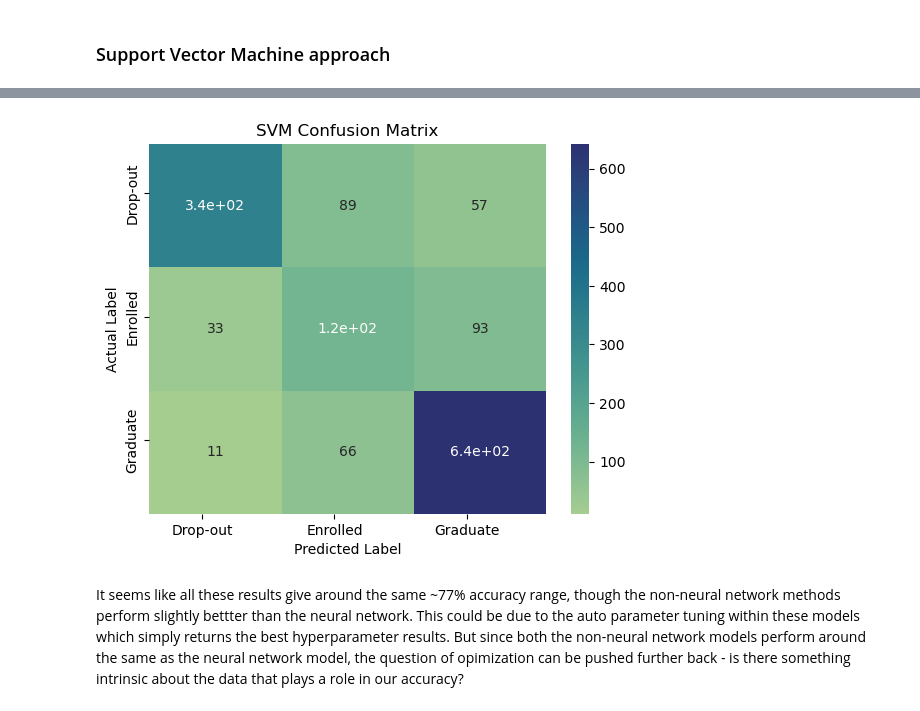
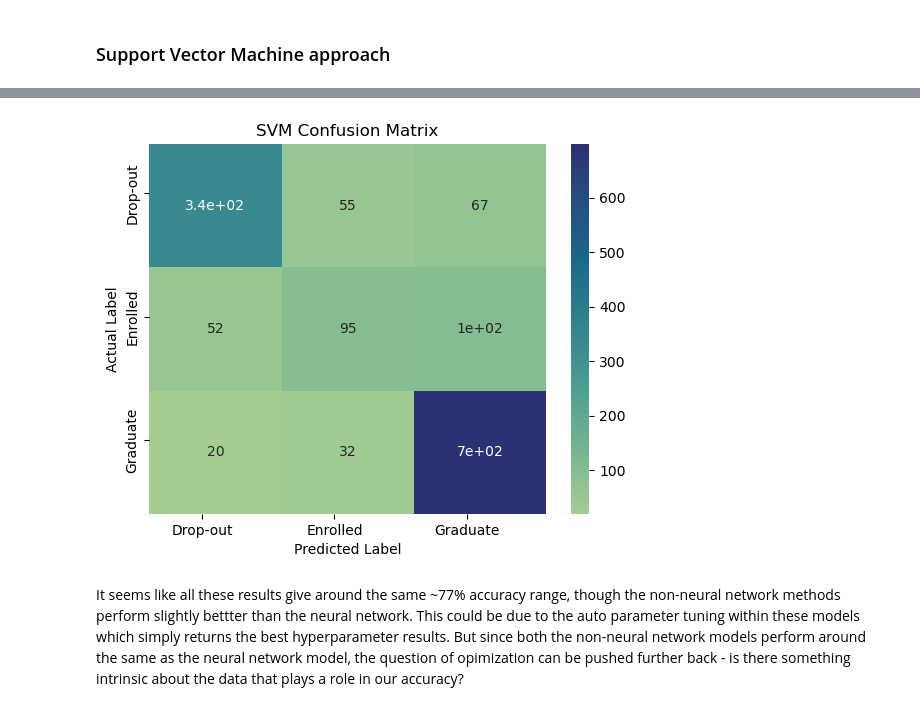
Before and after one commit to nathanchenseanwalter/ml_courses, a Jupyter notebook: dropout_risk/FinalProject.ipynb, the cells around one changed output, grey strips where cells are left out. Drawn from its saved outputs; the diff is of its cells as text; code cells hidden in the pictures.

```diff
--- a/dropout_risk/FinalProject.ipynb
+++ b/dropout_risk/FinalProject.ipynb
@@ -308,7 +328,7 @@ plot_confusion_matrix(cnn_matrix, title="Random Forest Confusion Matrix")
 # %% [markdown]
 ### Support Vector Machine approach
 # %%
-clf = SVC(kernel='linear')
-clf.fit(X_train.values,y_train.values)
-clf.score(X_test.values,y_test.values)
+svm = SVC(kernel='linear')
+svm.fit(X_train.values,y_train.values)
+svm.score(X_test.values,y_test.values)
 # %% [output]
@@ -316,10 +336,10 @@ clf.score(X_test.values,y_test.values)
 # %%
 ### IN PROGRESS - NEED TO WRITE MORE ABOUT THIS
-y_train_pred = nn.predict(X_test)
+y_train_pred = svm.predict(X_test)
 svm_matrix = confusion_matrix(y_test,y_train_pred)
-plot_confusion_matrix(cnn_matrix, title="SVM Confusion Matrix")
+plot_confusion_matrix(svm_matrix, title="SVM Confusion Matrix")
 # %% [output]
-[figure, old version]
+[figure, new version]
 # %% [markdown]
 It seems like all these results give around the same ~77% accuracy range, though the non-neural network methods perform slightly bettter than the neural network. This could be due to the auto parameter tuning within these models which simply returns the best hyperparameter results. But since both the non-neural network models perform around the same as the neural network model, the question of opimization can be pushed further back - is there something intrinsic about the data that plays a role in our accuracy?
 # %% [markdown]
```
Also changed, not shown: parts of 25 cells of this notebook.
